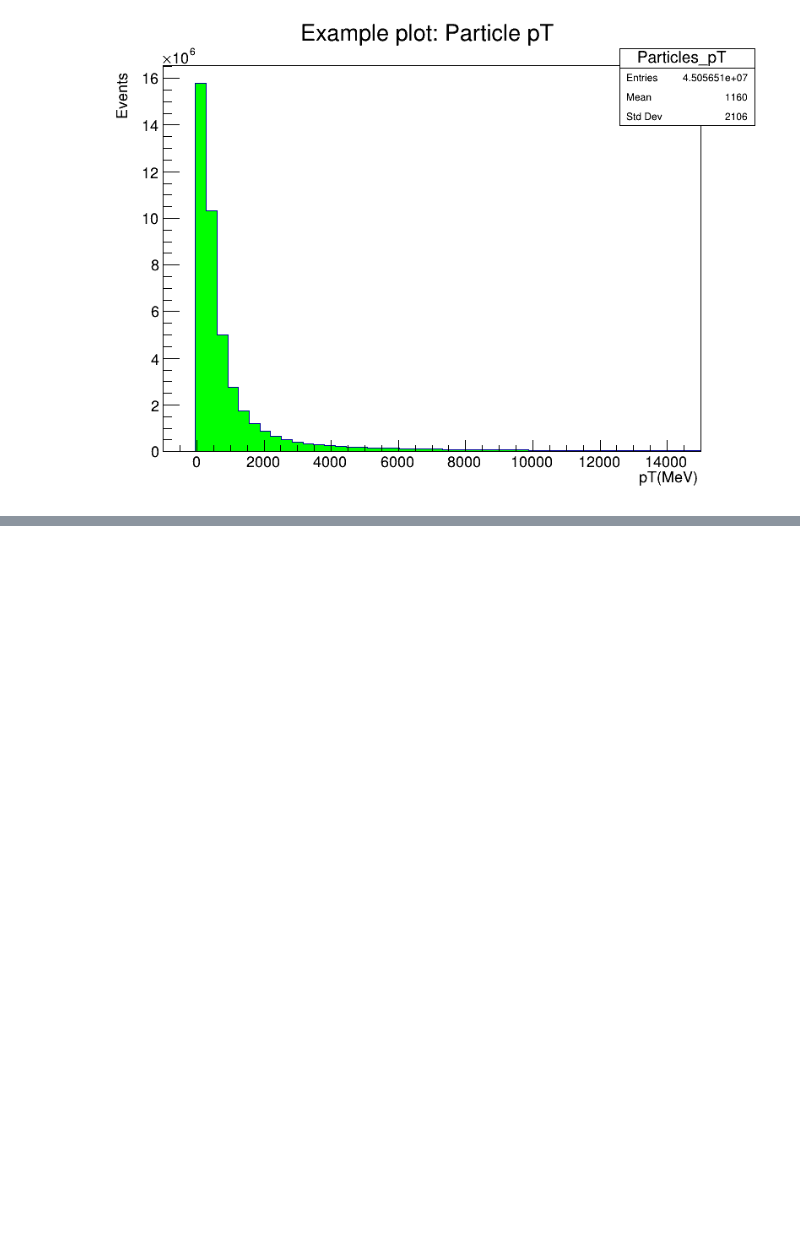
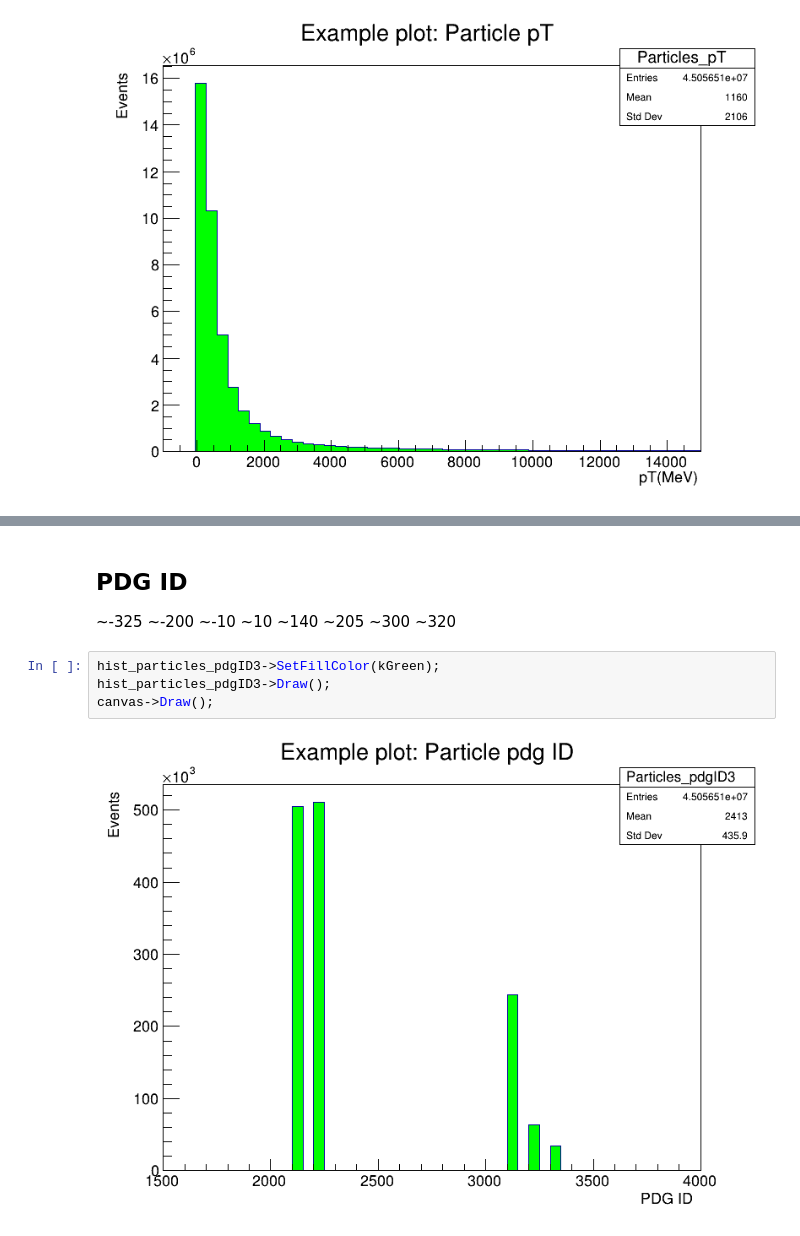
Before and after one commit to ljcaviedesb/TemasExperimental, a Jupyter notebook: Tracks_Clusters_cpp.ipynb, the cells around one changed output, grey strips where cells are left out. Saved outputs shown, nothing was run; the diff lists cells and outputs as text; blank space fills up the shorter version.

```diff
--- a/Tracks_Clusters_cpp.ipynb
+++ b/Tracks_Clusters_cpp.ipynb
@@ -501,0 +543,9 @@ canvas->Draw();
+# %% [markdown]
+## PDG ID
+~-325  ~-200  ~-10  ~10  ~140  ~205  ~300  ~320
+# %%
+hist_particles_pdgID3->SetFillColor(kGreen);
+hist_particles_pdgID3->Draw();
+canvas->Draw();
+# %% [output]
+[figure, added]
```
Also changed, not shown: parts of 22 cells of this notebook.
